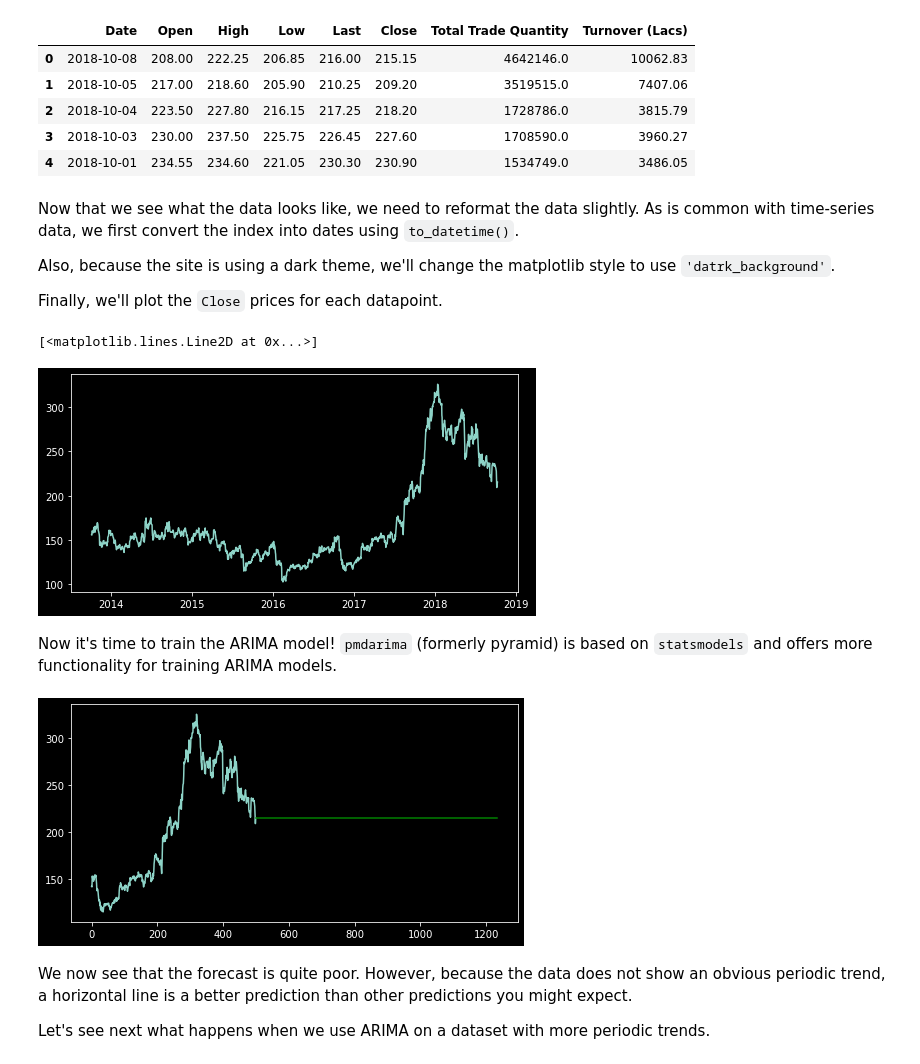
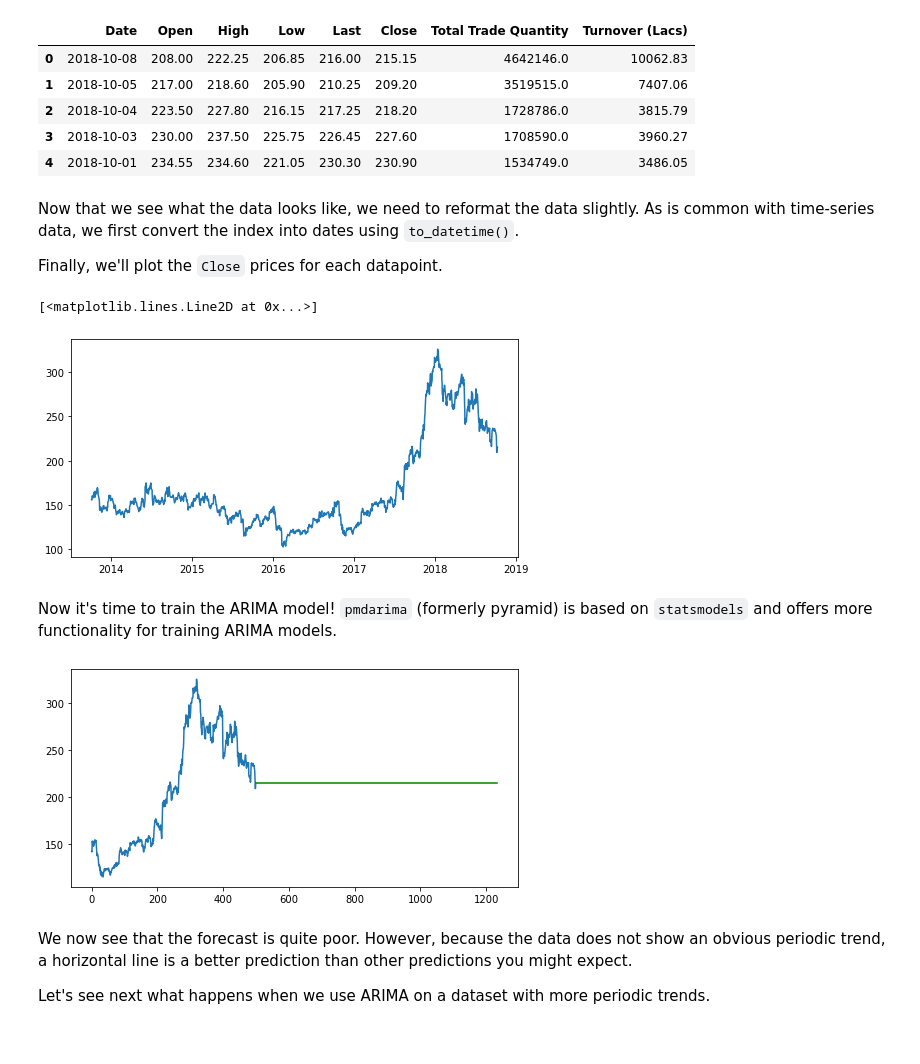
Before and after one commit to albertkyou/albertkyou.github.io, a Jupyter notebook: code/PredictingStocks/StockMarket.ipynb, the cells around one changed output. Drawn from its saved outputs; the diff is of its cells as text; code cells hidden in the pictures.

```diff
--- a/code/PredictingStocks/StockMarket.ipynb
+++ b/code/PredictingStocks/StockMarket.ipynb
@@ -35,19 +35,16 @@ df.head()
 # %% [markdown]
 Now that we see what the data looks like, we need to reformat the data slightly. As is common with time-series data, we first convert the index into dates using `to_datetime()`.
 
-Also, because the site is using a dark theme, we'll change the matplotlib style to use `'datrk_background'`.
-
 Finally, we'll plot the `Close` prices for each datapoint.
 # %%
 df['Date'] = pd.to_datetime(df.Date,format='%Y-%m-%d')
 df.index = df['Date']
 
-plt.style.use('dark_background')
 plt.figure(figsize=(8,4))
 plt.plot(df.Close, label='Close price history')
 # %% [output]
 [<matplotlib.lines.Line2D at 0x...>]
-[figure, old version]
+[figure, new version]
 # %% [markdown]
 Now it's time to train the ARIMA model! `pmdarima` (formerly pyramid) is based on `statsmodels` and offers more functionality for training ARIMA models.
 # %%
@@ -73,7 +70,7 @@ plt.plot(x[:500], np.flip(train))
 plt.plot(x[500:], forecasts, c='green')
 plt.show()
 # %% [output]
-[figure, old version]
+[figure, new version]
 # %% [markdown]
 We now see that the forecast is quite poor. However, because the data does not show an obvious periodic trend, a horizontal line is a better prediction than other predictions you might expect.
 
```
Also changed, not shown: 7 other files.
